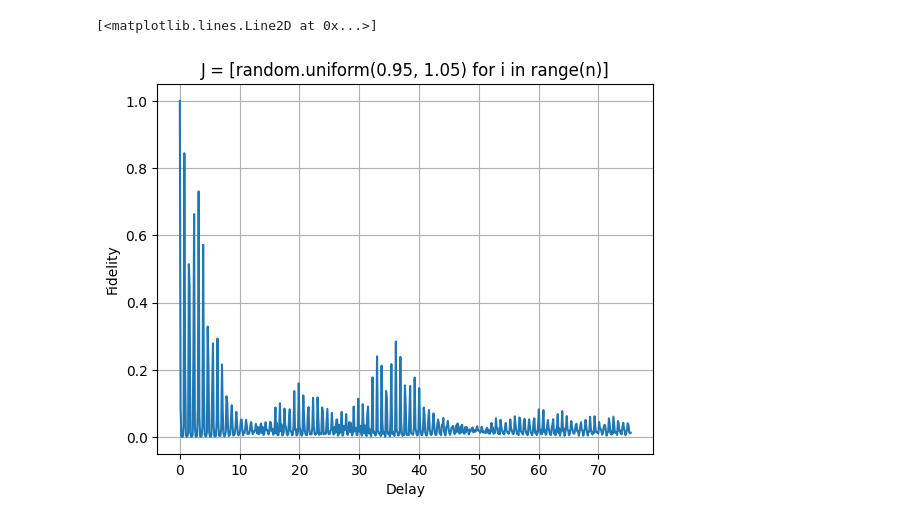
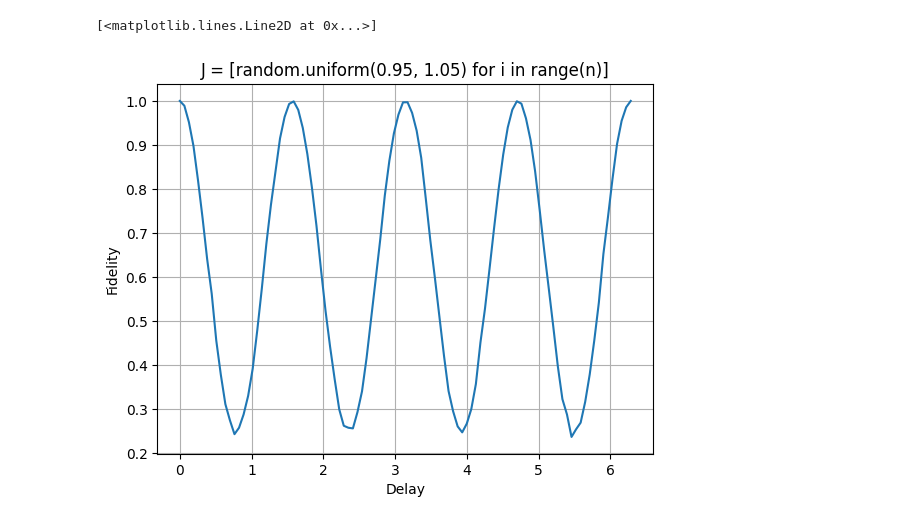
Before and after one commit to Davidkatom/Crosstalk, a Jupyter notebook: OscilationsManyQubits.ipynb, the cells around one changed output. Cells and saved outputs as stored; diff of their text form; code cells hidden in the pictures.

```diff
--- a/OscilationsManyQubits.ipynb
+++ b/OscilationsManyQubits.ipynb
@@ -27,39 +27,43 @@ def effective_hem(size, J):
 # %%
 from scipy.linalg import expm
 import random
-
-delay = np.linspace(0,24*np.pi,600)
+res = []
+delay = np.linspace(0,2*np.pi,100)
 
 fid = []
-n = 10
-J = [random.uniform(1.95, 2.05) for _ in range(n)]
+n = 2
+J = [random.uniform(1, 1) for _ in range(n)]
 for t in delay:
     #qr = QuantumRegister(n)
     #cr = ClassicalRegister(n)
     qc = QuantumCircuit(n)
     for i in range(n):
         qc.h(i)
 
     U = expm((-1j*t)*effective_hem(n,J))
     U = qi.Operator(U)
 
     qc.unitary(U, [i for i in range(n)])
 
     for i in range(n):
         qc.h(i)
     qc.measure_all()
     #qc.measure(qr[1],cr[1])
 
     #Simulator
     qcomp = Aer.get_backend("qasm_simulator")
     result = qiskit.execute(qc, Aer.get_backend('qasm_simulator'), shots=8000).result()
     fid.append(result.get_counts().get('0'*n,0)/8000)
+    res.append(result.get_counts())
+
+
+
 
 plt.grid()
 plt.ylabel('Fidelity')
 plt.xlabel('Delay')
 plt.title('J = [random.uniform(0.95, 1.05) for i in range(n)]')
 plt.plot(delay,fid)
 # %% [output]
 [<matplotlib.lines.Line2D at 0x...>]
-[figure, old version]
+[figure, new version]
```
Also changed, not shown: parts of 2 cells of this notebook.
